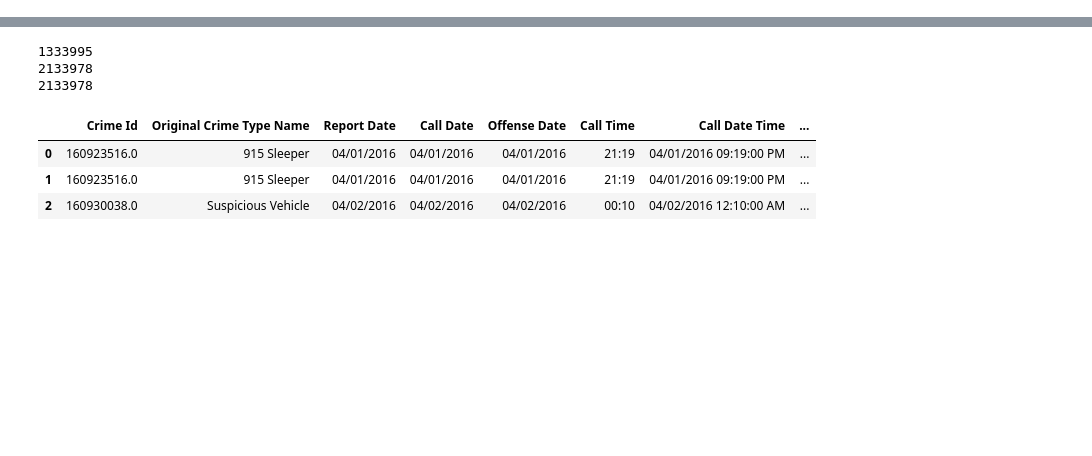
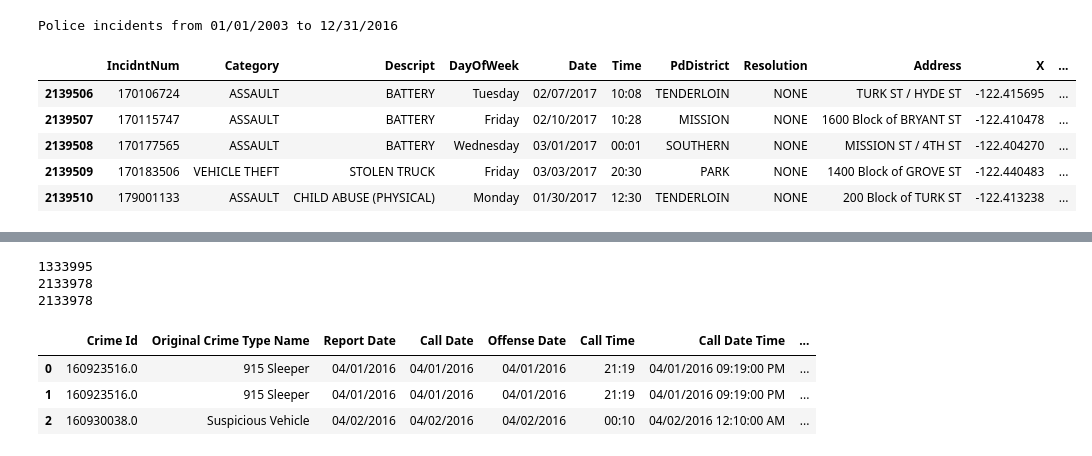
Before and after one commit to mollyegibson/my_projects, a Jupyter notebook: TDI/Q3.ipynb, the cells around one changed output, grey strips where cells are left out. Drawn from its saved outputs; the diff is of its cells as text; code cells hidden in the pictures; blank space fills up the shorter version.

```diff
--- a/TDI/Q3.ipynb
+++ b/TDI/Q3.ipynb
@@ -15 +29,15 @@ pd_incidents = pd.DataFrame()
+# %%
+%store -r incidents
+
+print('Police incidents from %s to %s' % (incidents.Date.min(), incidents.Date.max()))
+
+incidents.tail(5)
+# %% [output]
+Police incidents from 01/01/2003 to 12/31/2016
+|  | IncidntNum | Category | Descript | DayOfWeek | Date | Time | PdDistrict | Resolution | Address | X | ... |
+| 2139506 | 170106724 | ASSAULT | BATTERY | Tuesday | 02/07/2017 | 10:08 | TENDERLOIN | NONE | TURK ST / HYDE ST | -122.415695 | ... |
+| 2139507 | 170115747 | ASSAULT | BATTERY | Friday | 02/10/2017 | 10:28 | MISSION | NONE | 1600 Block of BRYANT ST | -122.410478 | ... |
+| 2139508 | 170177565 | ASSAULT | BATTERY | Wednesday | 03/01/2017 | 00:01 | SOUTHERN | NONE | MISSION ST / 4TH ST | -122.404270 | ... |
+| 2139509 | 170183506 | VEHICLE THEFT | STOLEN TRUCK | Friday | 03/03/2017 | 20:30 | PARK | NONE | 1400 Block of GROVE ST | -122.440483 | ... |
+| 2139510 | 179001133 | ASSAULT | CHILD ABUSE (PHYSICAL) | Monday | 01/30/2017 | 12:30 | TENDERLOIN | NONE | 200 Block of TURK ST | -122.413238 | ... |
 # %%
```
Also changed, not shown: parts of 11 cells of this notebook, 1 other file.
